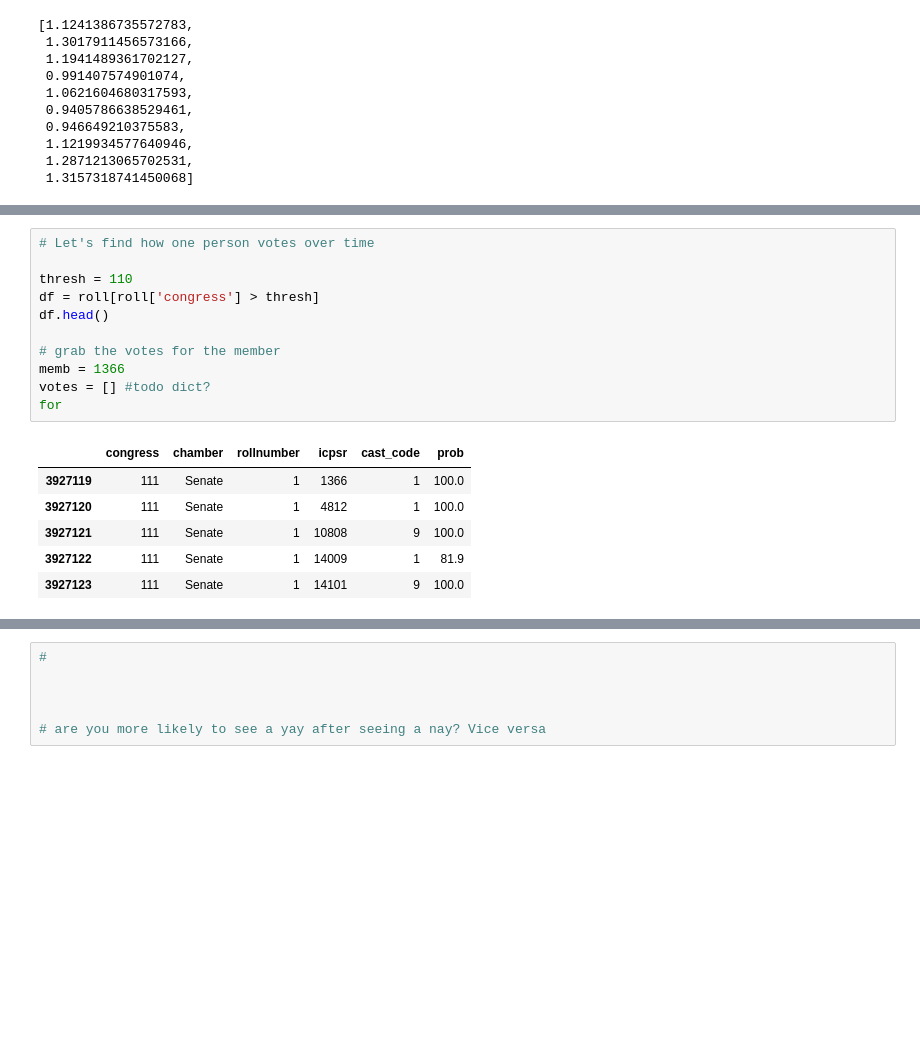
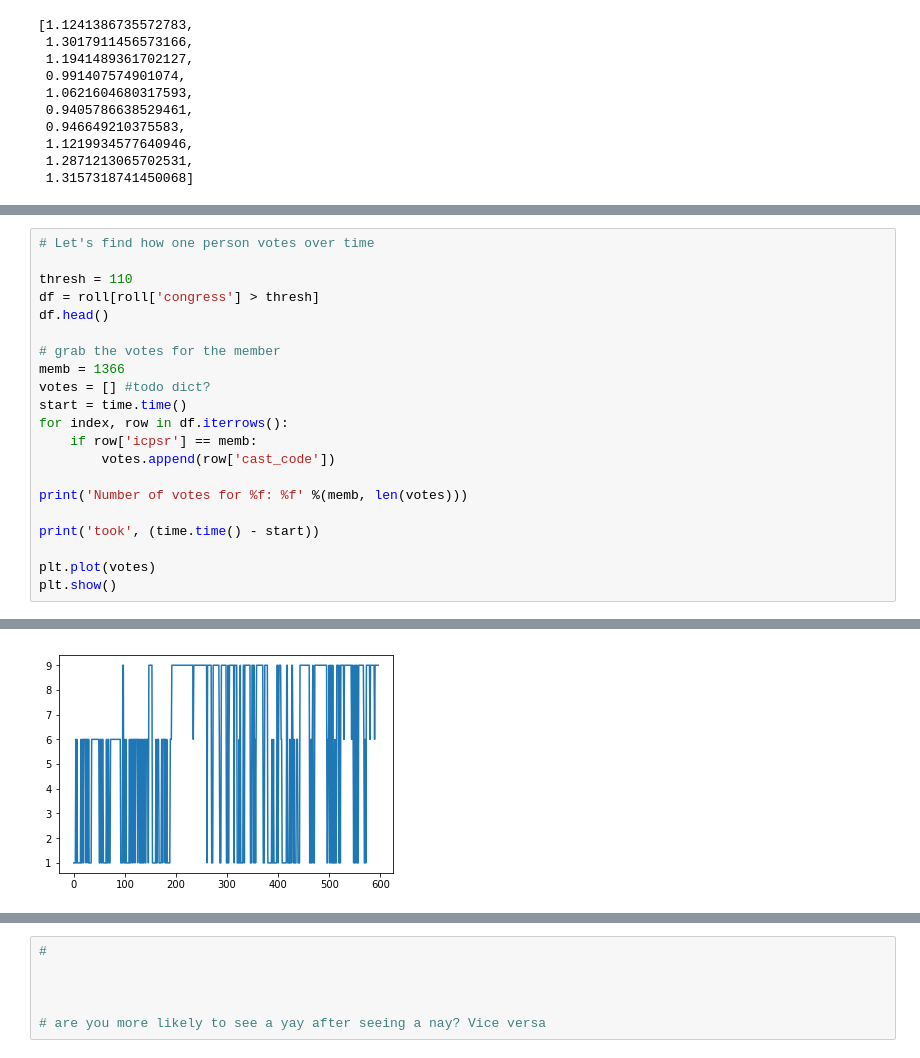
Before and after one commit to kwcooper/congress_analysis, a Jupyter notebook: roll.ipynb, the cells around one changed output, grey strips where cells are left out. Cells and saved outputs as stored; diff of their text form; blank space fills up the shorter version.

```diff
--- a/roll.ipynb
+++ b/roll.ipynb
@@ -158,11 +178,15 @@ df.head()
 # grab the votes for the member
 memb = 1366
 votes = [] #todo dict?
-for
+start = time.time()
+for index, row in df.iterrows():
+    if row['icpsr'] == memb:
+        votes.append(row['cast_code'])
+
+print('Number of votes for %f: %f' %(memb, len(votes)))
+
+print('took', (time.time() - start))
+
+plt.plot(votes)
+plt.show()
 # %% [output]
-|  | congress | chamber | rollnumber | icpsr | cast_code | prob |
-| 3927119 | 111 | Senate | 1 | 1366 | 1 | 100.0 |
-| 3927120 | 111 | Senate | 1 | 4812 | 1 | 100.0 |
-| 3927121 | 111 | Senate | 1 | 10808 | 9 | 100.0 |
-| 3927122 | 111 | Senate | 1 | 14009 | 1 | 81.9 |
-| 3927123 | 111 | Senate | 1 | 14101 | 9 | 100.0 |
@@ -168,0 +195 @@ for
+[figure, added]
```
Also changed, not shown: parts of 5 cells of this notebook.
